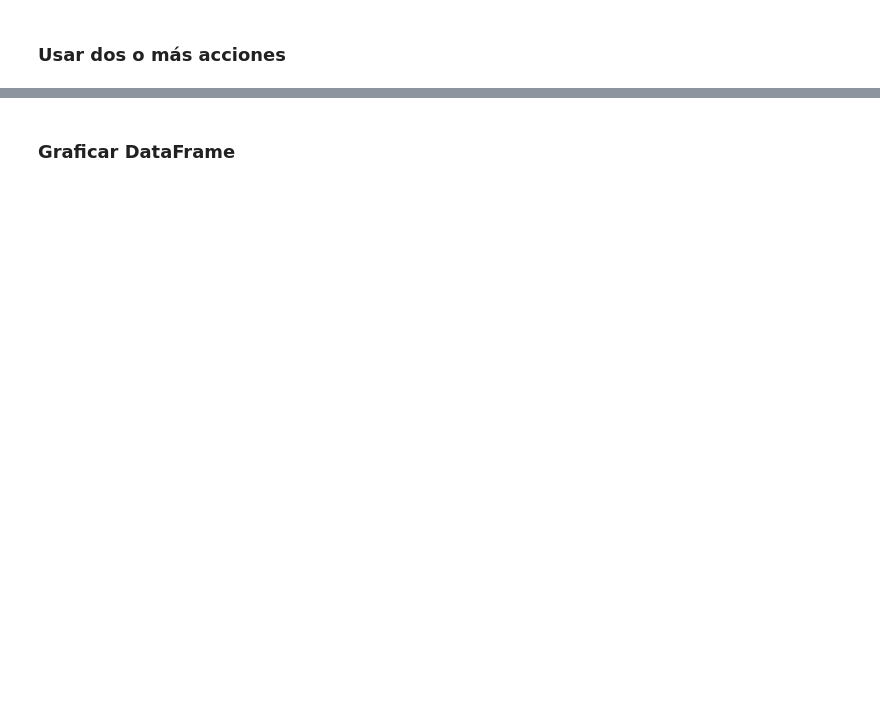
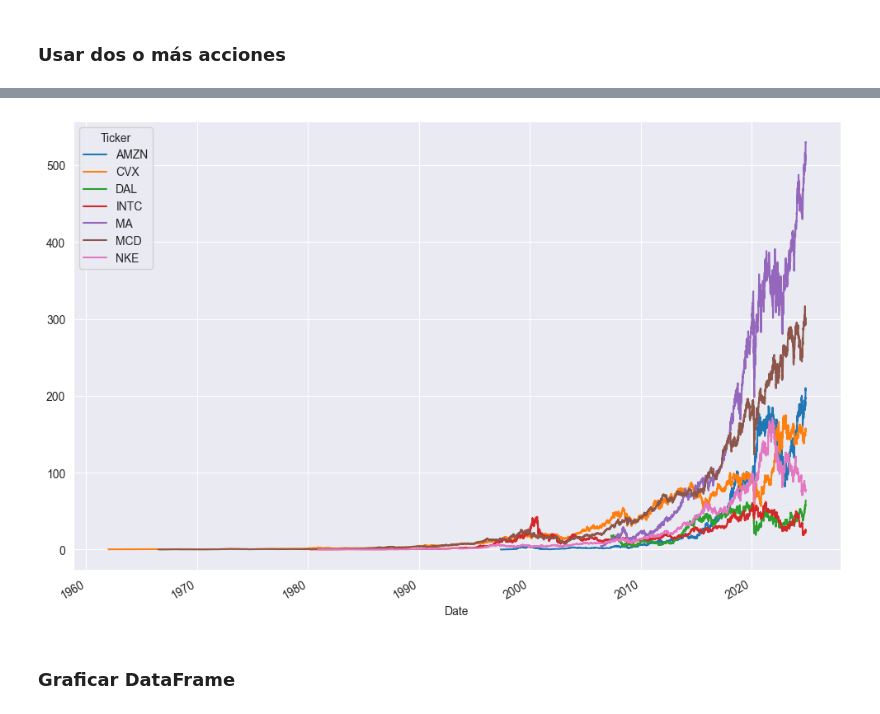
Before and after one commit to carlosdeoncedos/CienciaDatosFinanzas2024_11, a Jupyter notebook: Sesion9.ipynb, the cells around one changed output, grey strips where cells are left out. Saved outputs shown, nothing was run; the diff lists cells and outputs as text; code cells hidden in the pictures; blank space fills up the shorter version.

```diff
--- a/Sesion9.ipynb
+++ b/Sesion9.ipynb
@@ -946,3 +1166,5 @@ lista_tickers = [
     'NKE',   # Nike
     'INTC'   # Intel
 ]
+# %%
+df_datos = yf.download(lista_tickers)
@@ -949,2 +1205,6 @@ lista_tickers = [
+# %%
+df_datos['Adj Close'].plot(figsize=(12,8));
+# %% [output]
+[figure, added]
 # %% [markdown]
 ### Graficar DataFrame
```
Also changed, not shown: parts of 32 cells of this notebook.
